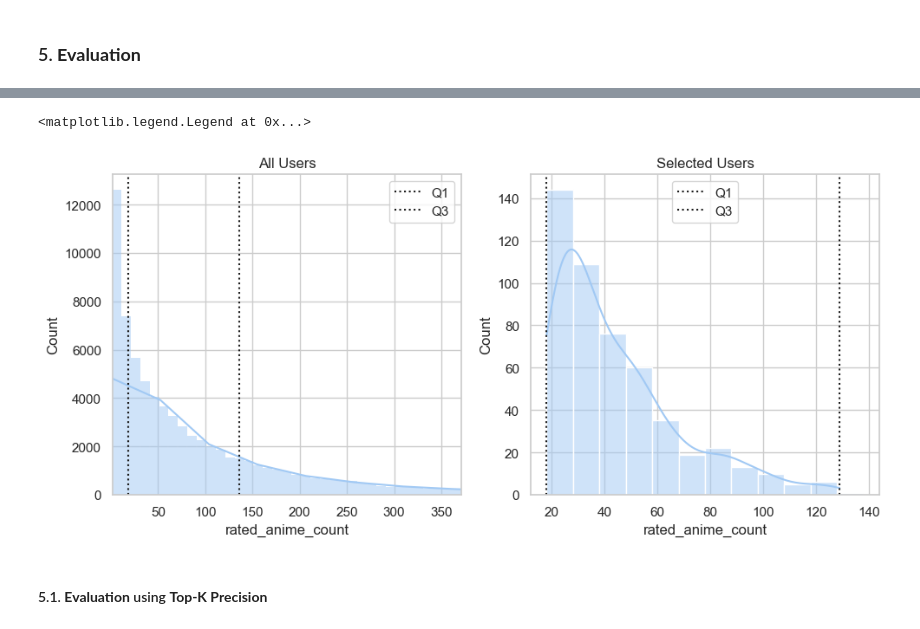
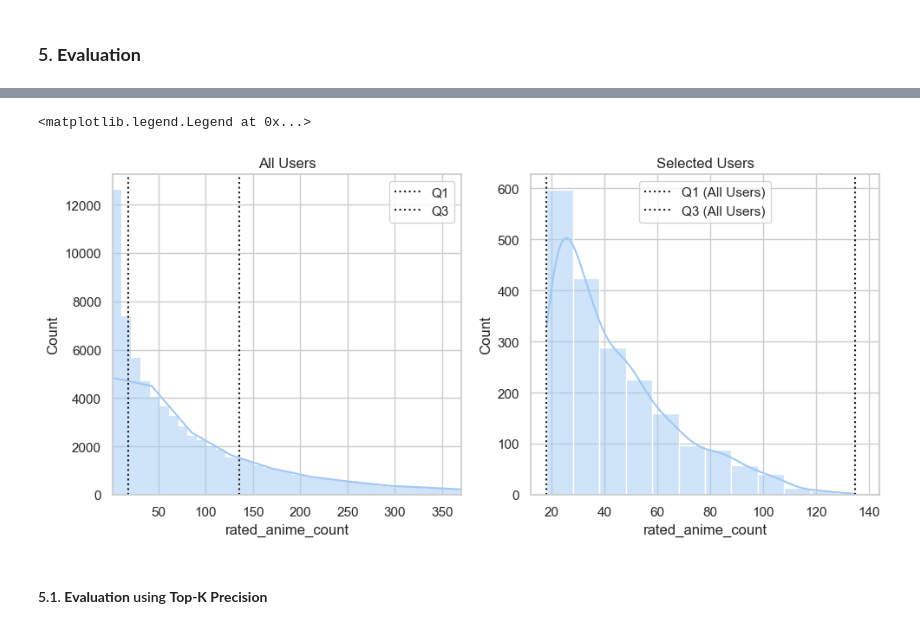
Before and after one commit to phukphoom/anime-recommander-system, a Jupyter notebook: AnimeRecommenderSystem/content-based filtering.ipynb, the cells around one changed output, grey strips where cells are left out. Cells and saved outputs as stored; diff of their text form; code cells hidden in the pictures.

```diff
--- a/AnimeRecommenderSystem/anime3.ipynb
+++ b/AnimeRecommenderSystem/content-based filtering.ipynb
@@ -203,5 +203,5 @@ In Anime DataFrame, drop all anime types except `TV`, `Movie`, `OVA`, `Special`
 # %%
-type_except_list = ["TV", 'Movie', "OVA", "Special"] # FIXME : TUNING ME!!!
+type_except_list = ["TV", 'Movie', "OVA", "Special", "ONA", "Music"] # FIXME : TUNING ME!!!
 
 print(f"{PRINT_COLOR_CODE.FAIL}drop all anime types except {PRINT_COLOR_CODE.GREEN}{type_except_list}{PRINT_COLOR_CODE.ENDC}")
 
@@ -376,10 +376,10 @@ Rating Merged Dataframe (droped users who have not rated anime) contains 8148 un
 # %% [markdown]
 In Rating Merged DataFrame, replace all instances of `user_rating` with `average_rating` for rows where user_rating == -1 (unrated anime).
 # %%
-# rating_merged_df['user_rating'] = rating_merged_df.apply(lambda x: x['user_rating'] if x['user_rating'] > -1 else x['average_rating'], axis=1)
+rating_merged_df['user_rating'] = rating_merged_df.apply(lambda x: x['user_rating'] if x['user_rating'] > -1 else x['average_rating'], axis=1)
 
-# rating_merged_df.reset_index(drop=True, inplace=True)
-# rating_merged_df
+rating_merged_df.reset_index(drop=True, inplace=True)
+rating_merged_df
 # %% [markdown]
 ## **Data Exploration (3)**
 # %% [markdown]
@@ -521,6 +521,7 @@ max_n_animes_threshold = 136
 
 user_selection_size = 2000
 
+count_rated_by_user_df = rating_merged_df.groupby(['user_id'])[['anime_id']].count().sort_values(by='anime_id').rename(columns={'anime_id': 'rated_anime_count'}).reset_index()
 count_rated_by_user_trimed_df = count_rated_by_user_df[(min_n_animes_threshold <= count_rated_by_user_df['rated_anime_count']) & (count_rated_by_user_df['rated_anime_count'] <= max_n_animes_threshold)]
 
 print(f'select {PRINT_COLOR_CODE.GREEN}{user_selection_size}{PRINT_COLOR_CODE.ENDC} users from {len(count_rated_by_user_trimed_df)} users who have seen {min_n_animes_threshold} - {max_n_animes_threshold} animes')
@@ -558,23 +546,23 @@ selected user ids (for evaluation) :
 # %%
 count_rated_by_selected_user_df = count_rated_by_user_df[count_rated_by_user_df['user_id'].isin(selected_user_ids)]
 
 fig, axs = plt.subplots(ncols=2, figsize=CONFIG.PLT_FIG_SIZE)
 
 sns.histplot(count_rated_by_user_df, x='rated_anime_count', binwidth=10,  kde=True, ax=axs[0])
 axs[0].set(xlim=(count_rated_by_user_df['rated_anime_count'].quantile(0.05), count_rated_by_user_df['rated_anime_count'].quantile(0.95)))
 axs[0].axvline(count_rated_by_user_df['rated_anime_count'].quantile(0.25), color='k', linestyle='dotted', linewidth=1.5, label='Q1')
 axs[0].axvline(count_rated_by_user_df['rated_anime_count'].quantile(0.75), color='k', linestyle='dotted', linewidth=1.5, label='Q3')
 axs[0].set_title("All Users")
 axs[0].legend()
 
 sns.histplot(count_rated_by_selected_user_df, x='rated_anime_count', binwidth=10,  kde=True, ax=axs[1])
-axs[1].axvline(count_rated_by_selected_user_df['rated_anime_count'].quantile(0), color='k', linestyle='dotted', linewidth=1.5, label='Q1')
-axs[1].axvline(count_rated_by_selected_user_df['rated_anime_count'].quantile(1), color='k', linestyle='dotted', linewidth=1.5, label='Q3')
+axs[1].axvline(count_rated_by_selected_user_df['rated_anime_count'].quantile(0), color='k', linestyle='dotted', linewidth=1.5, label='Q1 (All Users)')
+axs[1].axvline(count_rated_by_selected_user_df['rated_anime_count'].quantile(1), color='k', linestyle='dotted', linewidth=1.5, label='Q3 (All Users)')
 axs[1].set_title("Selected Users")
 axs[1].legend()
 # %% [output]
 <matplotlib.legend.Legend at 0x...>
-[figure, old version]
+[figure, new version]
 # %% [markdown]
 #### 5.1. **Evaluation** using **Top-K Precision**
 # %%
```
Also changed, not shown: parts of 16 cells of this notebook.
